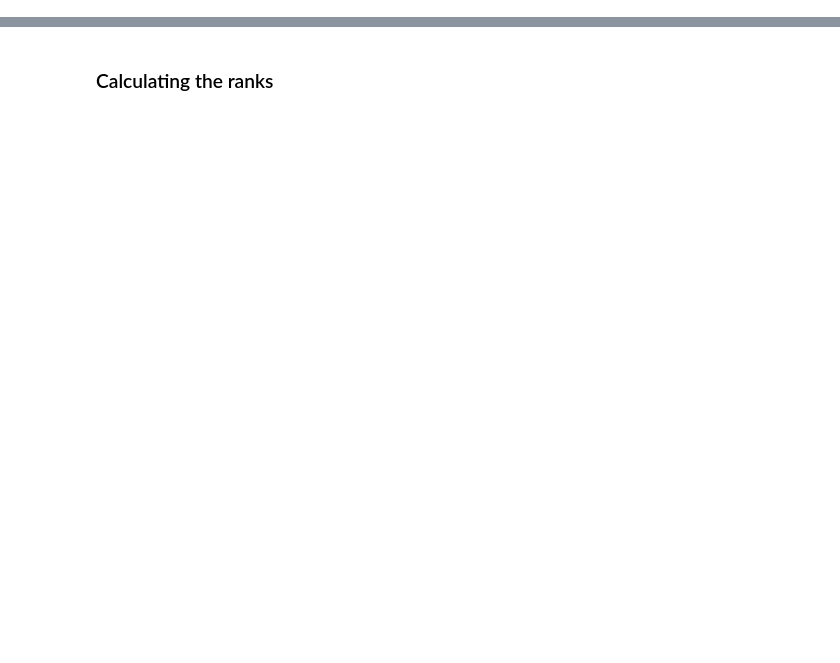
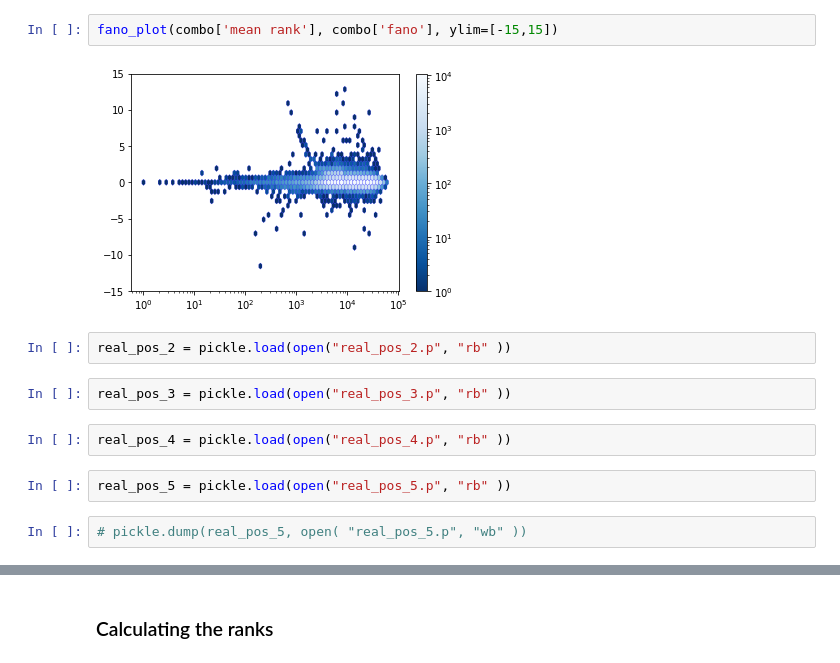
Before and after one commit to remvanthull/Thesis, a Jupyter notebook: LargeLanguageModels.ipynb, the cells around one changed output, grey strips where cells are left out. Saved outputs shown, nothing was run; the diff lists cells and outputs as text; blank space fills up the shorter version.

```diff
--- a/LargeLanguageModels.ipynb
+++ b/LargeLanguageModels.ipynb
@@ -39,0 +123,14 @@ for i, j in enumerate(freqs):
+# %%
+fano_plot(combo['mean rank'], combo['fano'], ylim=[-15,15])
+# %% [output]
+[figure, added]
+# %%
+real_pos_2 = pickle.load(open("real_pos_2.p", "rb" ))
+# %%
+real_pos_3 = pickle.load(open("real_pos_3.p", "rb" ))
+# %%
+real_pos_4 = pickle.load(open("real_pos_4.p", "rb" ))
+# %%
+real_pos_5 = pickle.load(open("real_pos_5.p", "rb" ))
+# %%
+# pickle.dump(real_pos_5, open( "real_pos_5.p", "wb" ))
```
Also changed, not shown: parts of 95 cells of this notebook.
